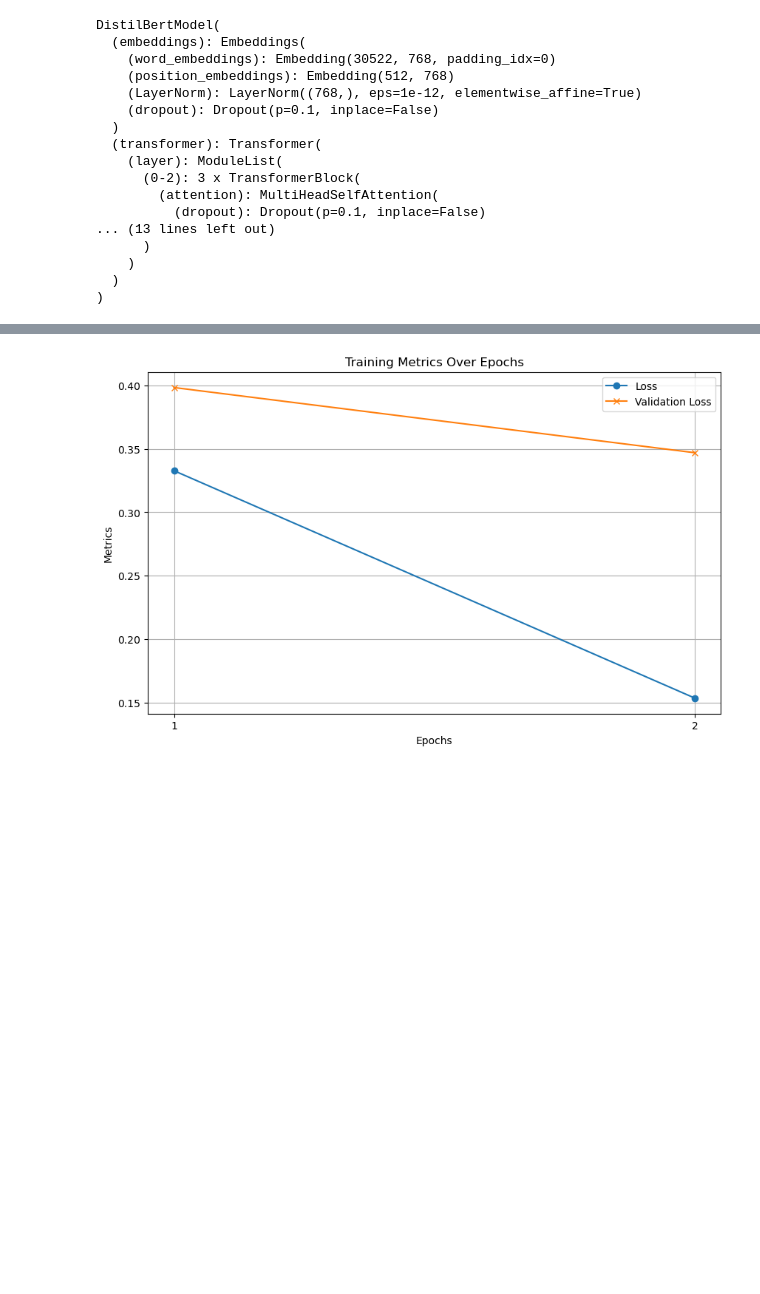
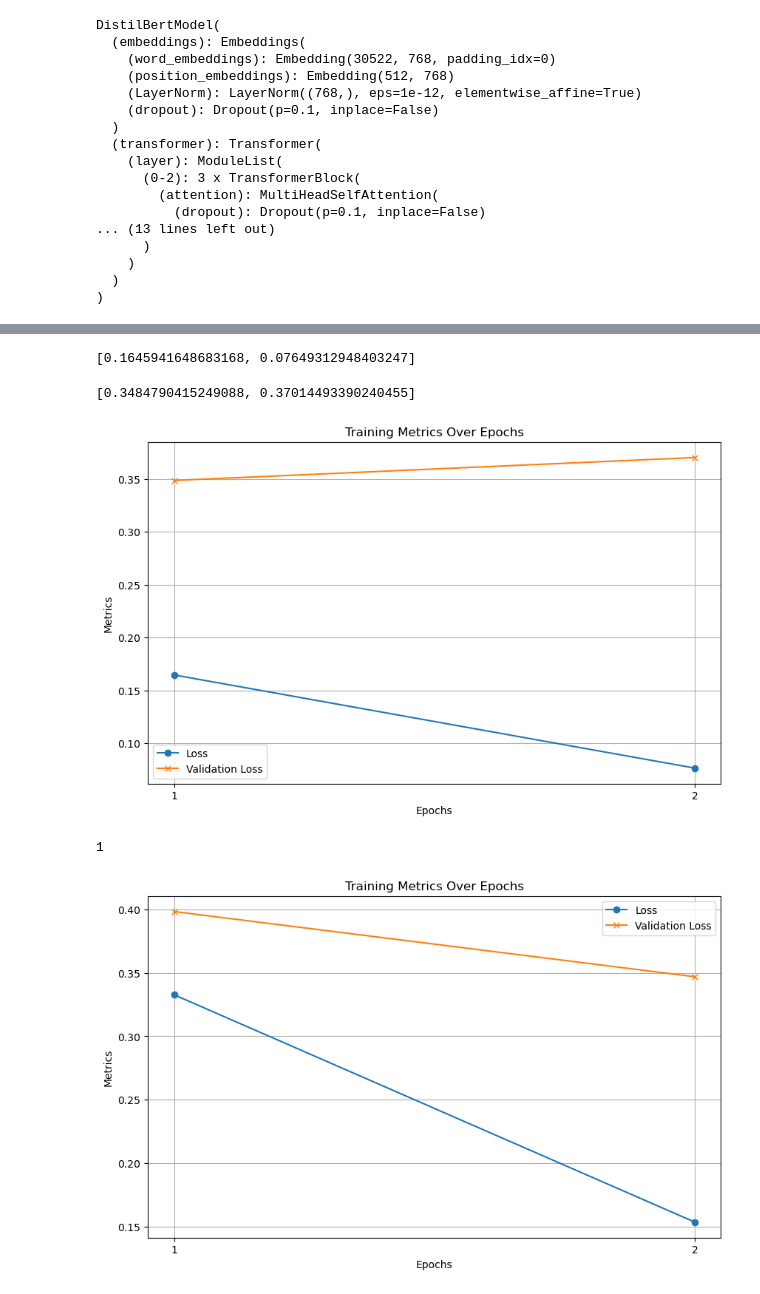
Before and after one commit to threemmm/bert-distillation-backdoor, a Jupyter notebook: jupyter/distillation/myOwnDistillation-biclassification-sst.ipynb, the cells around one changed output, grey strips where cells are left out. Drawn from its saved outputs; the diff is of its cells as text; code cells hidden in the pictures; blank space fills up the shorter version.

```diff
--- a/jupyter/distillation/myOwnDistillation-biclassification-sst.ipynb
+++ b/jupyter/distillation/myOwnDistillation-biclassification-sst.ipynb
@@ -44,6 +44,7 @@ def plot_loss(losses, all_validation_loss=None, all_accuracies=None, already_sav
         already_saved_plot = 1
 
     plt.show()
+    return already_saved_plot
 # %%
 def print_model_info(Model):
     # Count the number of parameters
@@ -769,0 +724,3 @@ Epoch 2: Training Loss = 0.1535, Validation Loss = 0.3470
+# %%
+for batch in validation_dataloader:
+    print(len(batch['input_ids'][0]))
@@ -770 +840,14 @@ Epoch 2: Training Loss = 0.1535, Validation Loss = 0.3470
+# %%
+all_loss_distil
+# %% [output]
+[0.1645941648683168, 0.07649312948403247]
+# %%
+all_val_loss_distil
+# %% [output]
+[0.3484790415249088, 0.37014493390240455]
+# %%
+plot_loss(all_loss_distil, all_val_loss_distil)
+# %% [output]
+[figure, added]
+1
 # %%
```
Also changed, not shown: parts of 70 cells of this notebook.
